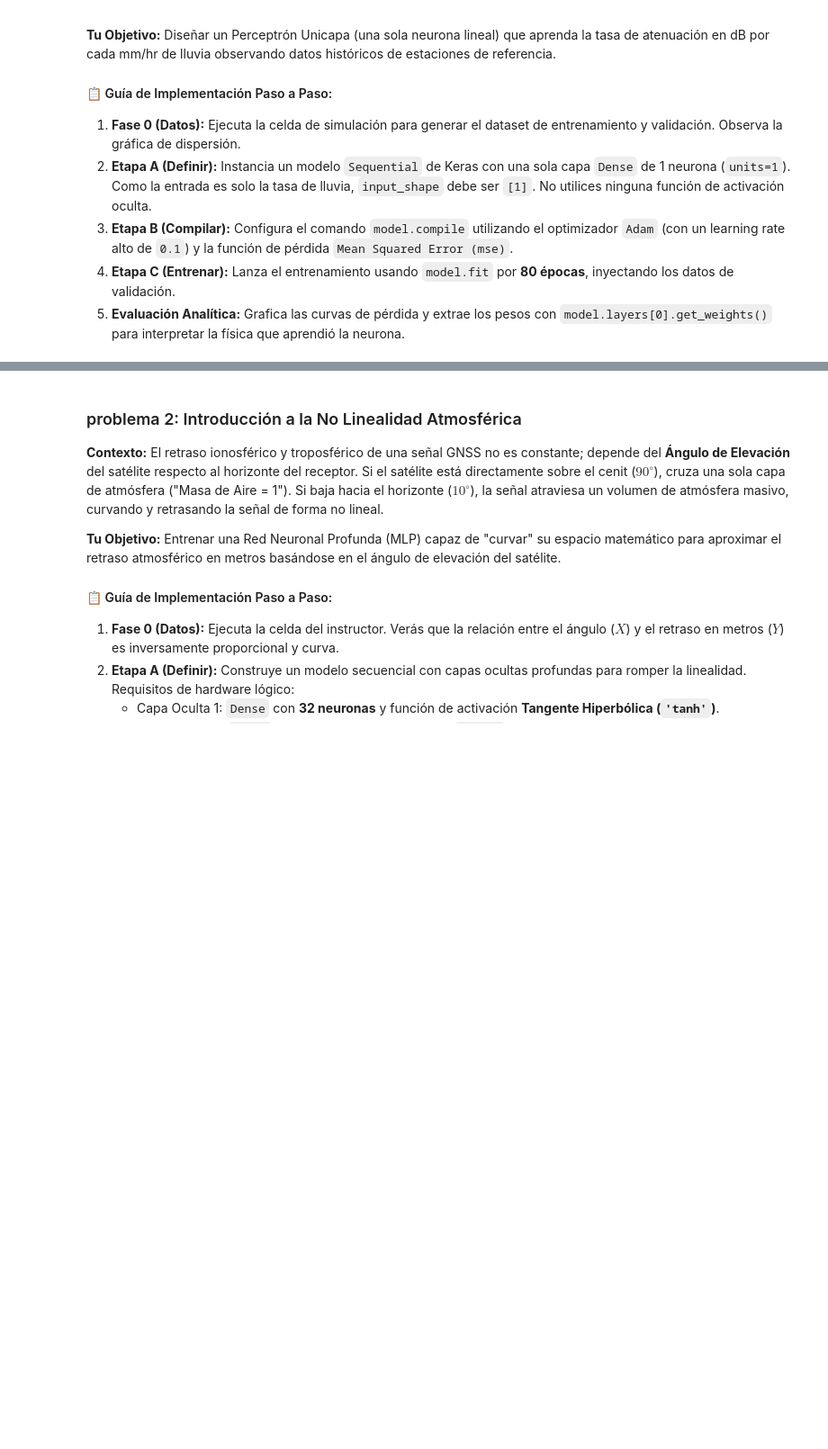
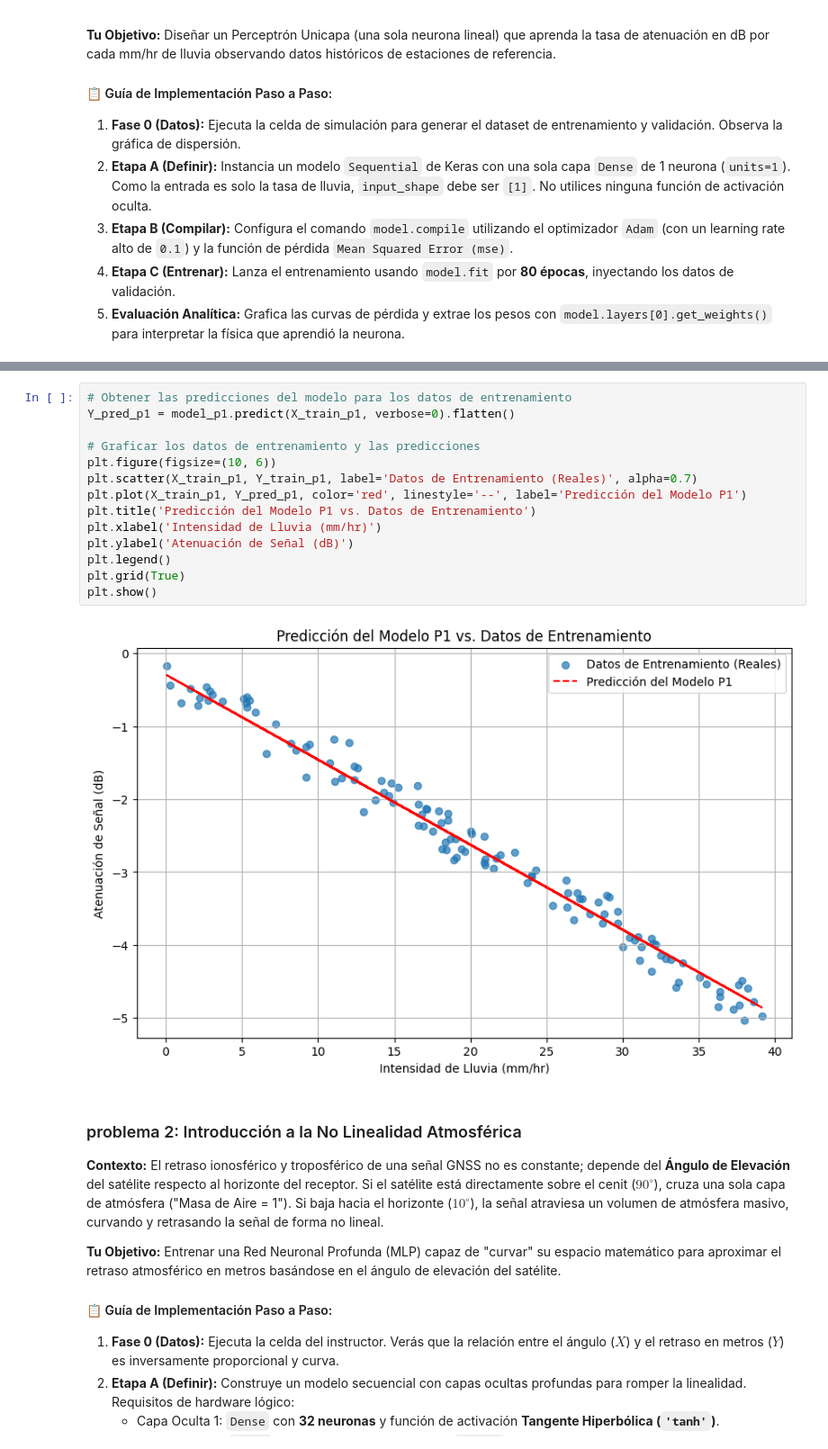
Before and after one commit to hmartinez00/introduccion_nn_python, a Jupyter notebook: notebooks/solutions/sesion1_solutions/practicas_gnss.ipynb, the cells around one changed output, grey strips where cells are left out. Shown at 90% size. Drawn from its saved outputs; the diff is of its cells as text; blank space fills up the shorter version.

```diff
--- a/notebooks/solutions/sesion1_solutions/practicas_gnss.ipynb
+++ b/notebooks/solutions/sesion1_solutions/practicas_gnss.ipynb
@@ -87,3 +113,19 @@ print(f"    Sesgo (Pérdida estática base): {sesgo[0]:.4f} dB (Real era: -0.2)"
+# %%
+# Obtener las predicciones del modelo para los datos de entrenamiento
+Y_pred_p1 = model_p1.predict(X_train_p1, verbose=0).flatten()
+
+# Graficar los datos de entrenamiento y las predicciones
+plt.figure(figsize=(10, 6))
+plt.scatter(X_train_p1, Y_train_p1, label='Datos de Entrenamiento (Reales)', alpha=0.7)
+plt.plot(X_train_p1, Y_pred_p1, color='red', linestyle='--', label='Predicción del Modelo P1')
+plt.title('Predicción del Modelo P1 vs. Datos de Entrenamiento')
+plt.xlabel('Intensidad de Lluvia (mm/hr)')
+plt.ylabel('Atenuación de Señal (dB)')
+plt.legend()
+plt.grid(True)
+plt.show()
+# %% [output]
+[figure, added]
 # %% [markdown]
 ### problema 2: Introducción a la No Linealidad Atmosférica
 
```
Also changed, not shown: parts of 11 cells of this notebook.
